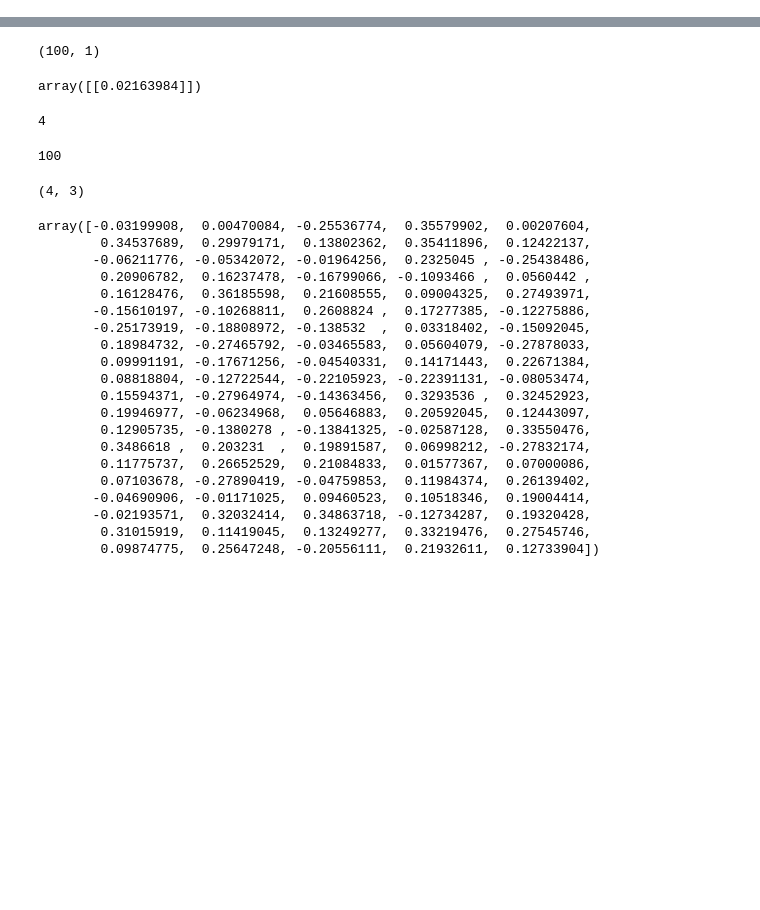
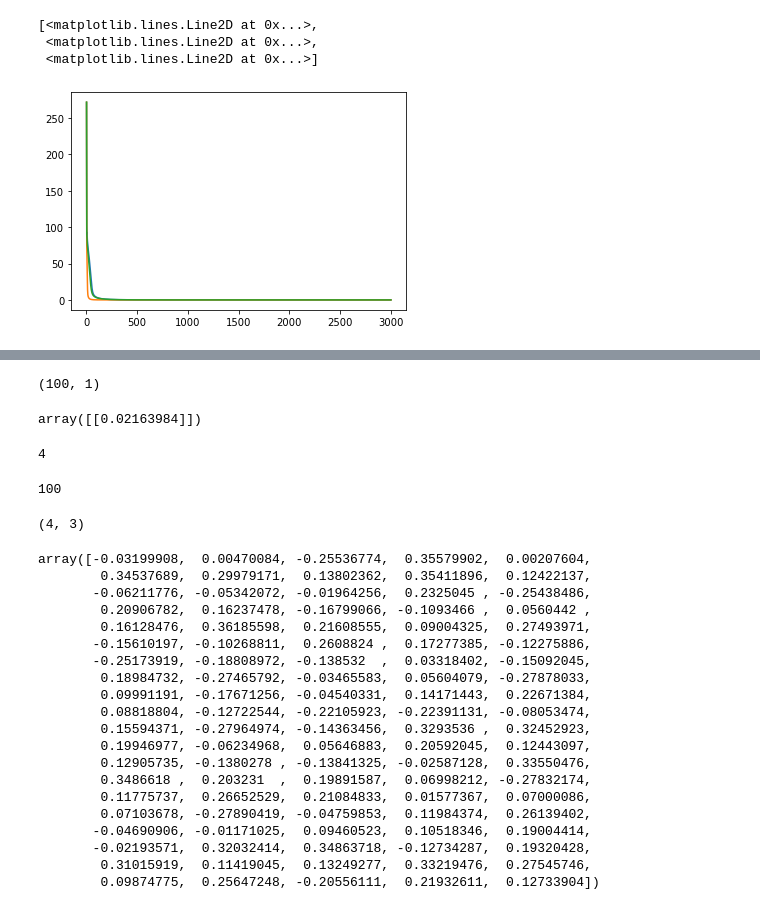
Before and after one commit to wernerolaf/MIO, a Jupyter notebook: MLP.ipynb, the cells around one changed output, grey strips where cells are left out. Drawn from its saved outputs; the diff is of its cells as text; code cells hidden in the pictures; blank space fills up the shorter version.

```diff
--- a/MLP.ipynb
+++ b/MLP.ipynb
@@ -229,0 +349,2 @@ print(error)
+# %%
+error_momentum=mlp_momentum.train(train_input_layer,true_output_layer)
@@ -229,0 +356,2 @@ print(error)
+# %%
+error_vanilla_batch=mlp_vanilla_batch.train(train_input_layer,true_output_layer,beta=0)
@@ -229,0 +363,2 @@ print(error)
+# %%
+error_vanilla=mlp_vanilla.train(train_input_layer,true_output_layer,batch=1,beta=0)
@@ -237,0 +391,9 @@ ax.scatter(train_input_layer,output_layer,color="b")
+# %%
+t = np.arange(1, 3002, 1)
+# %%
+plt.plot(t,error_momentum,t,error_vanilla,t,error_vanilla_batch)
+# %% [output]
+[<matplotlib.lines.Line2D at 0x...>,
+ <matplotlib.lines.Line2D at 0x...>,
+ <matplotlib.lines.Line2D at 0x...>]
+[figure, added]
```
Also changed, not shown: parts of 28 cells of this notebook.
